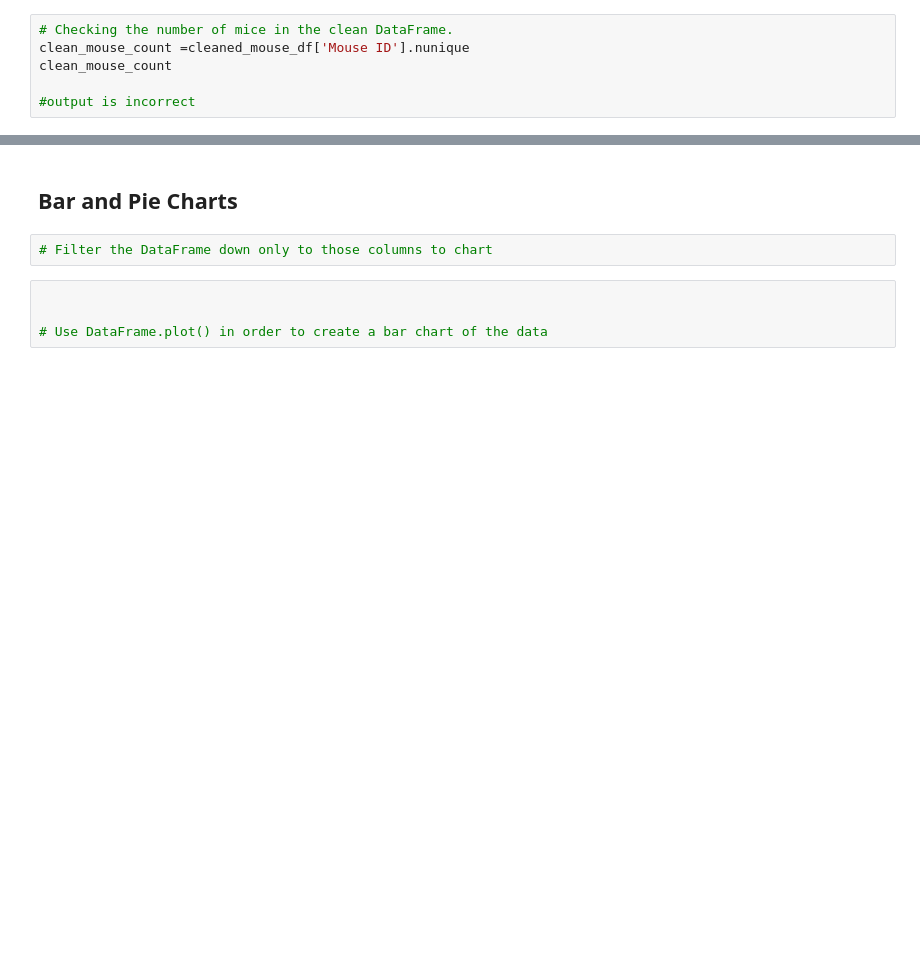
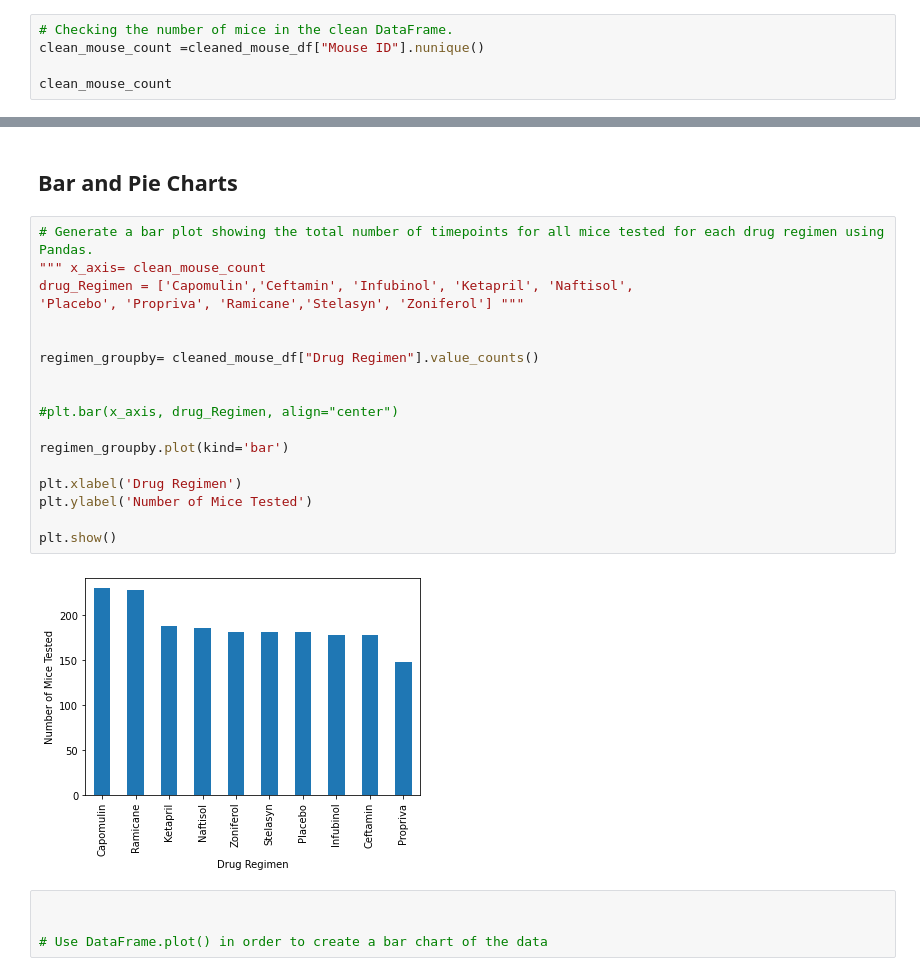
Before and after one commit to baileykayla953/Matplotlib-Challenge-, a Jupyter notebook: Matplotlib.ipynb, the cells around one changed output, grey strips where cells are left out. Saved outputs shown, nothing was run; the diff lists cells and outputs as text; blank space fills up the shorter version.

```diff
--- a/Matplotlib.ipynb
+++ b/Matplotlib.ipynb
@@ -103,8 +104,7 @@ cleaned_mouse_df.head()
 | 4 | c819 | 0 | 45.0 | 0 | Ketapril | Male | 21 | ... |
 # %%
 # Checking the number of mice in the clean DataFrame.
-clean_mouse_count =cleaned_mouse_df['Mouse ID'].nunique
+clean_mouse_count =cleaned_mouse_df["Mouse ID"].nunique()
+
 clean_mouse_count
-
-#output is incorrect
 # %% [output]
@@ -172,7 +177,25 @@ cleaned_descriptive_data
 # %% [markdown]
 ## Bar and Pie Charts
-# %%
-# Filter the DataFrame down only to those columns to chart
+# %%
+# Generate a bar plot showing the total number of timepoints for all mice tested for each drug regimen using Pandas.
+""" x_axis= clean_mouse_count
+drug_Regimen = ['Capomulin','Ceftamin', 'Infubinol', 'Ketapril', 'Naftisol',
+'Placebo', 'Propriva', 'Ramicane','Stelasyn', 'Zoniferol'] """
+
+
+regimen_groupby= cleaned_mouse_df["Drug Regimen"].value_counts()
+
+
+#plt.bar(x_axis, drug_Regimen, align="center")
+
+regimen_groupby.plot(kind='bar')
+
+plt.xlabel('Drug Regimen')
+plt.ylabel('Number of Mice Tested')
+
+plt.show()
+# %% [output]
+[figure, added]
 # %%
 
 
```
Also changed, not shown: parts of 12 cells of this notebook.
